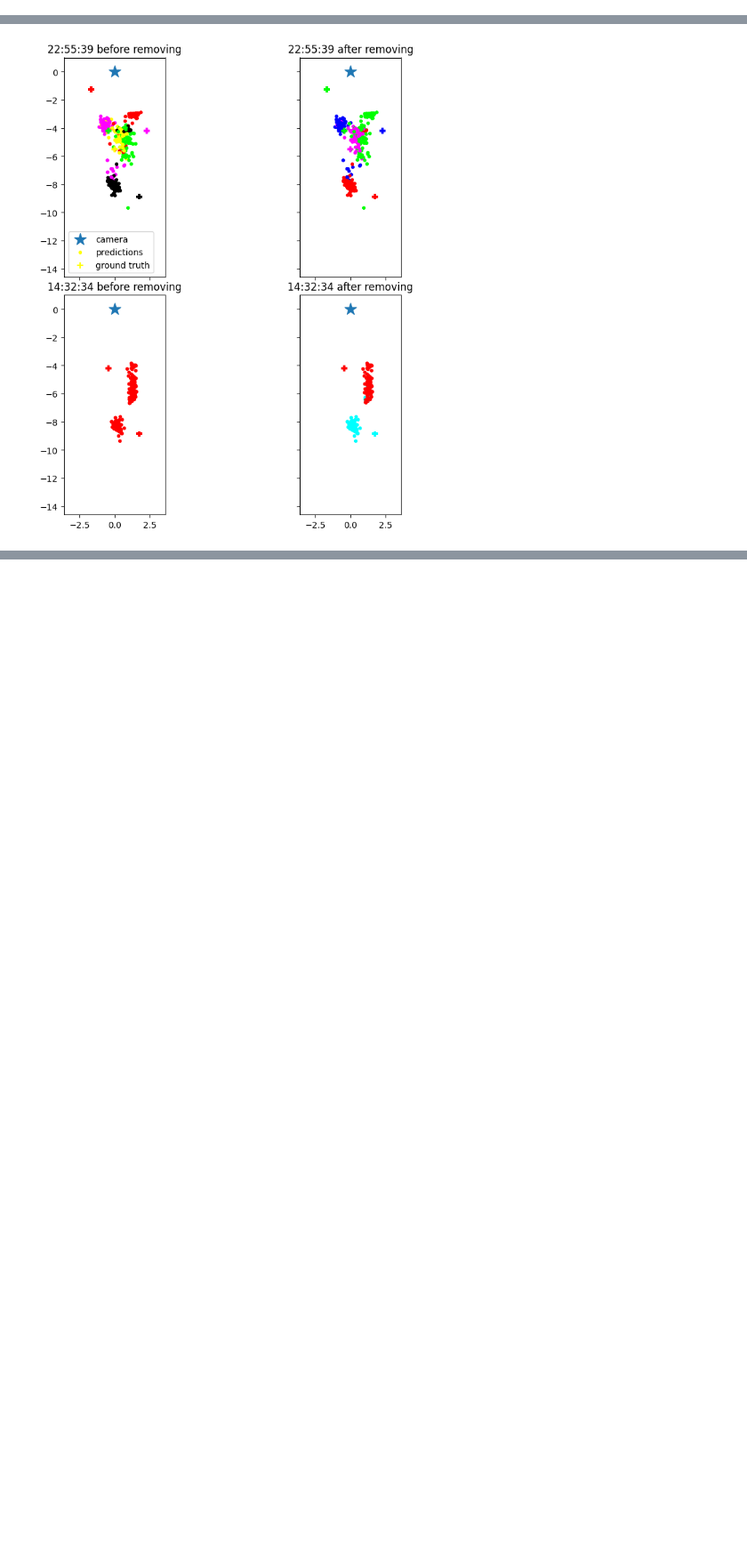
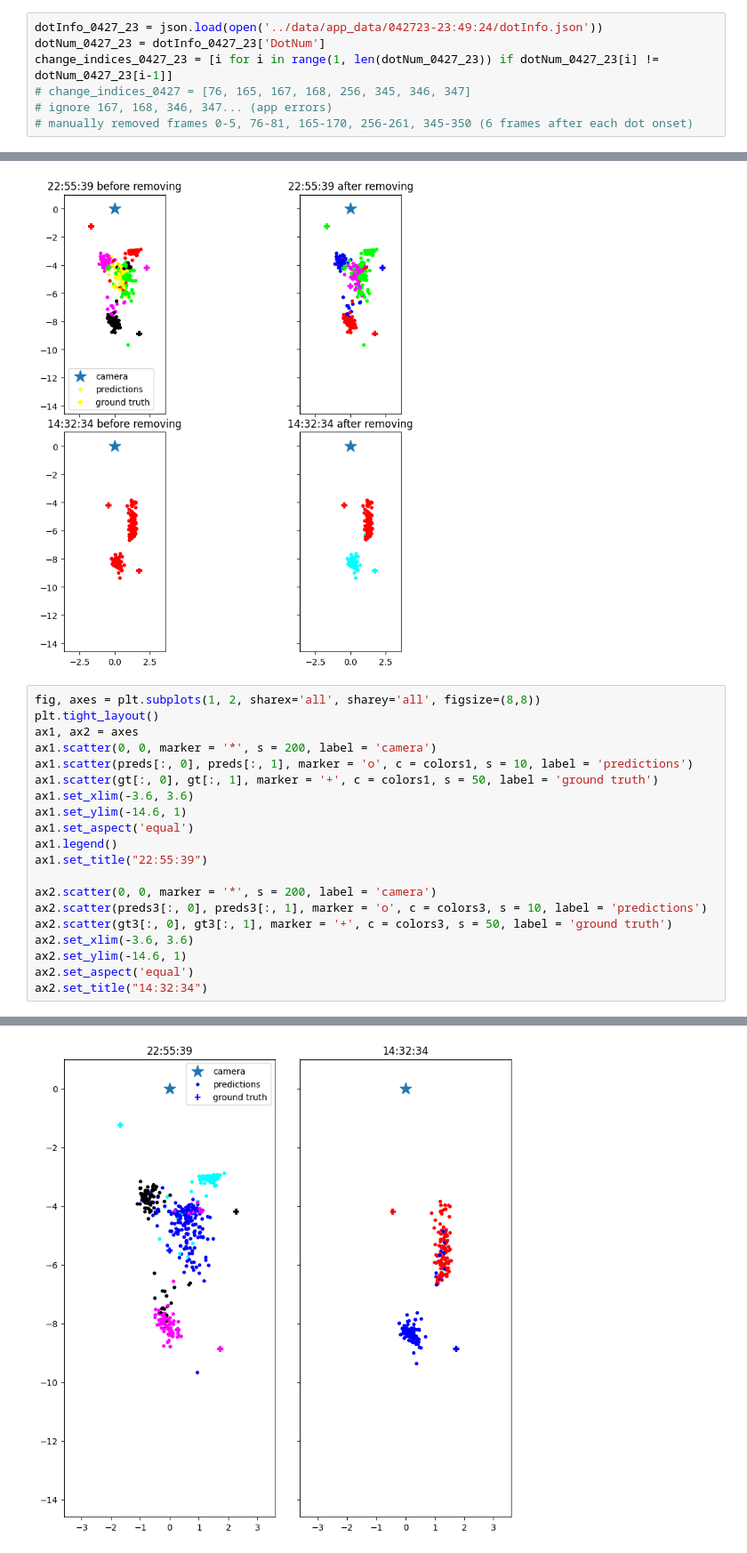
Before and after one commit to jason-shang/gaze-estimation, a Jupyter notebook: notebooks/Results.ipynb, the cells around one changed output, grey strips where cells are left out. Shown at 89% size. Saved outputs shown, nothing was run; the diff lists cells and outputs as text; blank space fills up the shorter version.

```diff
--- a/notebooks/Results.ipynb
+++ b/notebooks/Results.ipynb
@@ -36,6 +36,13 @@ change_indices_0427 = [i for i in range(1, len(dotNum_0427)) if dotNum_0427[i] !
 # change_indices_0427 = [80, 88, 89, 171, 260, 268, 269, 350, 351, 352]
 # ignore 88, 89, 268, 269, 351, 352... (app errors)
 # manually removed frames 0-5, 80-85, 171-176, 260-265, 350-355 (6 frames after each dot onset)
+# %%
+dotInfo_0427_23 = json.load(open('../data/app_data/042723-23:49:24/dotInfo.json'))
+dotNum_0427_23 = dotInfo_0427_23['DotNum']
+change_indices_0427_23 = [i for i in range(1, len(dotNum_0427_23)) if dotNum_0427_23[i] != dotNum_0427_23[i-1]]
+# change_indices_0427 = [76, 165, 167, 168, 256, 345, 346, 347]
+# ignore 167, 168, 346, 347... (app errors)
+# manually removed frames 0-5, 76-81, 165-170, 256-261, 345-350 (6 frames after each dot onset)
 # %%
 # read in file
 # 22:55:39 fixation points not removed
@@ -218,3 +283,24 @@ ax4.set_title("14:32:34 after removing")
 # %% [output]
 Text(0.5, 1.0, '14:32:34 after removing')
 [figure]
+# %%
+fig, axes = plt.subplots(1, 2, sharex='all', sharey='all', figsize=(8,8))
+plt.tight_layout()
+ax1, ax2 = axes
+ax1.scatter(0, 0, marker = '*', s = 200, label = 'camera')
+ax1.scatter(preds[:, 0], preds[:, 1], marker = 'o', c = colors1, s = 10, label = 'predictions')
+ax1.scatter(gt[:, 0], gt[:, 1], marker = '+', c = colors1, s = 50, label = 'ground truth')
+ax1.set_xlim(-3.6, 3.6)
+ax1.set_ylim(-14.6, 1)
+ax1.set_aspect('equal')
+ax1.legend()
+ax1.set_title("22:55:39")
+
+ax2.scatter(0, 0, marker = '*', s = 200, label = 'camera')
+ax2.scatter(preds3[:, 0], preds3[:, 1], marker = 'o', c = colors3, s = 10, label = 'predictions')
+ax2.scatter(gt3[:, 0], gt3[:, 1], marker = '+', c = colors3, s = 50, label = 'ground truth')
+ax2.set_xlim(-3.6, 3.6)
+ax2.set_ylim(-14.6, 1)
+ax2.set_aspect('equal')
+ax2.set_title("14:32:34")
+# %% [output]
@@ -220,0 +308 @@ Text(0.5, 1.0, '14:32:34 after removing')
+[figure, added]
```
Also changed, not shown: parts of 5 cells of this notebook, 1 other file.
